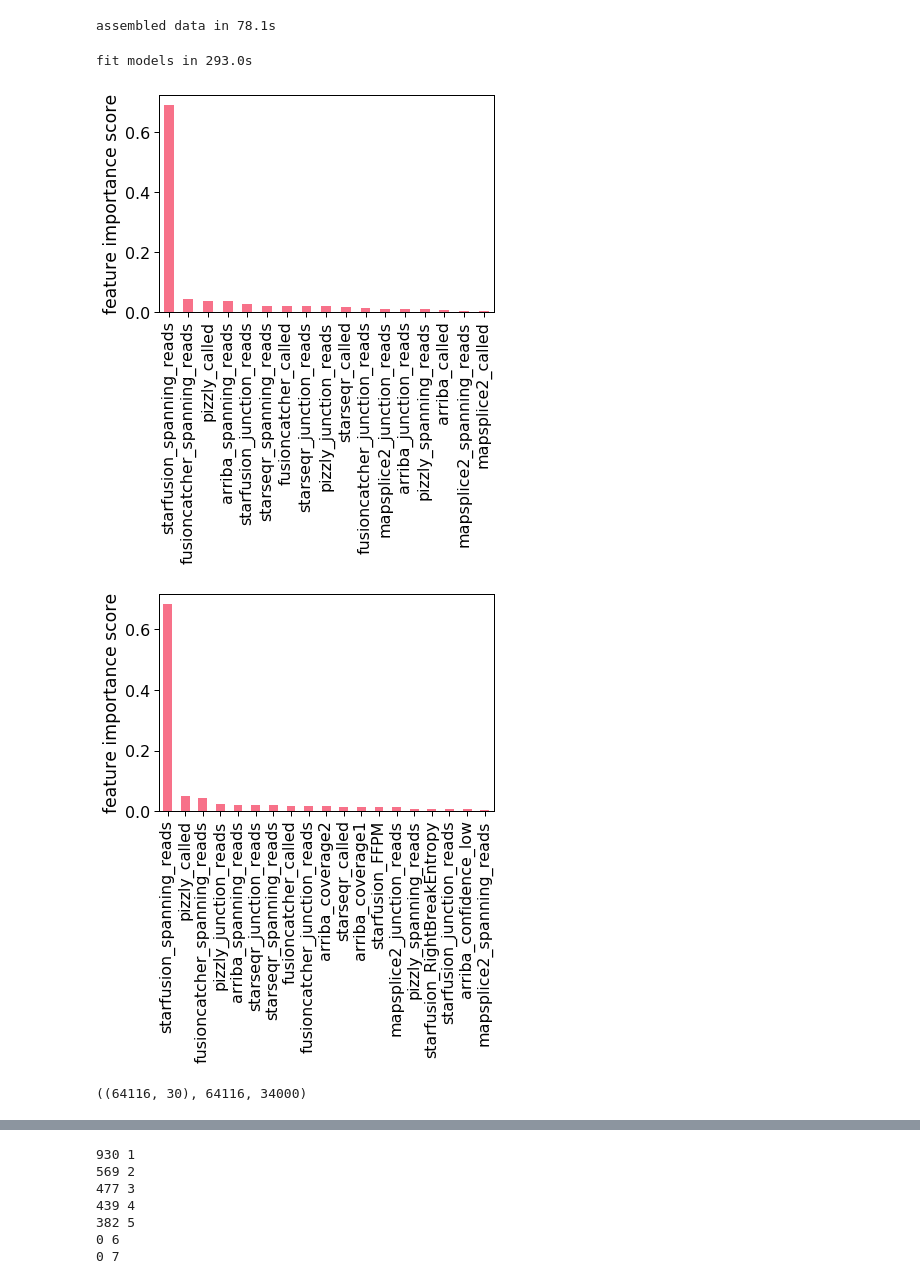
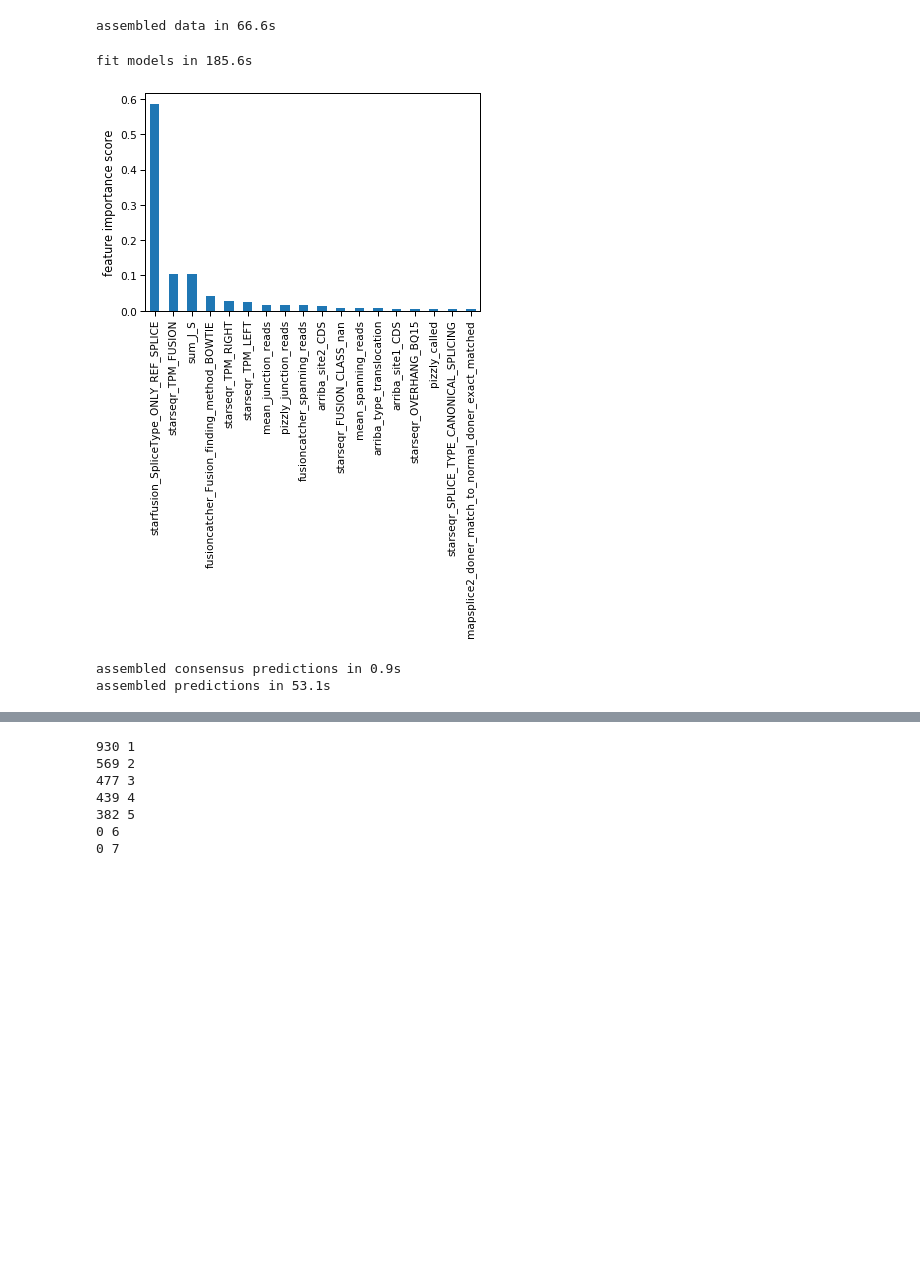
Before and after one commit to olopade-lab/fusion-ensembler, a Jupyter notebook: notebooks/polyfuse-50.ipynb, the cells around one changed output, grey strips where cells are left out. Drawn from its saved outputs; the diff is of its cells as text; code cells hidden in the pictures; blank space fills up the shorter version.

```diff
--- a/notebooks/polyfuse-50.ipynb
+++ b/notebooks/polyfuse-50.ipynb
@@ -40,4 +40,6 @@ parsl.load(config)
 from polyfuse import apps, transformations
 # %%
 out_dir = '/cephfs/users/annawoodard/polyfuse/data/sim_50/processed'
+model_dir = '/cephfs/users/annawoodard/polyfuse/data/sim_50/processed/models'
+data_dir = '/cephfs/users/annawoodard/fusion-simulation/data/processed/'
 training_fraction = 0.85
@@ -69,28 +77,36 @@ training_samples = samples[:int(len(samples) * training_fraction)]
 testing_samples = samples[int(len(samples) * training_fraction):]
 # %%
 start = time.time()
-x_train, y_train = apps.assemble_data(training_samples, callers, out_dir)
+x_train, y_train = apps.assemble_data(training_samples, callers, out_dir, encoded_features=encoded_features, extra_features=extra_features)
 print('assembled data in {:.1f}s'.format((time.time() - start)))
 # %% [output]
-assembled data in 78.1s
+assembled data in 66.6s
 # %%
 start = time.time()
 os.makedirs(os.path.join(out_dir, 'models'), exist_ok=True)
 
-base_columns = []
+base_columns = ['mean_spanning_reads', 'mean_junction_reads']
 for c in callers:
     base_columns += [c + '_called', c + '_spanning_reads', c + '_junction_reads']
-base_columns.remove('starfusion_called')
+# below give 5 missing cancer cell line fusions compared with 7
+#optimized_features = [
+#    'starseqr_called', 'starseqr_spanning_reads', 'starseqr_junction_reads',
+#    'starfusion_spanning_reads', 'starfusion_junction_reads', 'arriba_spanning_reads',
+#    'fusioncatcher_called', 'fusioncatcher_spanning_reads', 'fusioncatcher_junction_reads',
+#    'pizzly_called', 'pizzly_spanning_reads', 'pizzly_junction_reads', 'mapsplice2_spanning_reads',
+#    'mapsplice2_junction_reads', 'starfusion_FFPM', 'starfusion_RightBreakEntropy', 'arriba_coverage1', 'arriba_coverage2', 'arriba_confidence_low'
+#]
 optimized_features = [
-    'starseqr_called', 'starseqr_spanning_reads', 'starseqr_junction_reads',
-    'starfusion_spanning_reads', 'starfusion_junction_reads', 'arriba_spanning_reads',
-    'fusioncatcher_called', 'fusioncatcher_spanning_reads', 'fusioncatcher_junction_reads',
-    'pizzly_called', 'pizzly_spanning_reads', 'pizzly_junction_reads', 'mapsplice2_spanning_reads',
-    'mapsplice2_junction_reads', 'starfusion_FFPM', 'starfusion_RightBreakEntropy', 'arriba_coverage1', 'arriba_coverage2', 'arriba_confidence_low'
+    'mean_spanning_reads', 'mean_junction_reads', 'fusioncatcher_spanning_reads',
+    'pizzly_called', 'pizzly_junction_reads', 'starseqr_OVERHANG_BQ15', 'starseqr_TPM_FUSION',
+    'starseqr_TPM_LEFT', 'starseqr_TPM_RIGHT', 'sum_J_S', 'fusioncatcher_Fusion_finding_method_BOWTIE',
+    'starseqr_FUSION_CLASS_nan', 'starseqr_SPLICE_TYPE_CANONICAL_SPLICING',
+    'mapsplice2_doner_match_to_normal_doner_exact_matched', 'starfusion_SpliceType_ONLY_REF_SPLICE',
+    'arriba_site1_CDS', 'arriba_site2_CDS', 'arriba_type_translocation'
 ]
 classifiers = []
 for features in [
-            base_columns,
+            #base_columns,
             optimized_features
         ]:
     #label = 'LSVC{}features'.format(len(features))
@@ -98,7 +114,7 @@ for features in [
     #classifier = svm.LinearSVC(probability=True)
     #print(label, classifier.get_params())
     #classifier.fit(getattr(transformations, trans)(x_train[features]), y_train)
-    #joblib.dump(classifier, os.path.join(out_dir, 'models', label + '.joblib'))
+    #joblib.dump(classifier, os.path.join(model_dir, label + '.joblib'))
     #classifiers += [(features, label, trans)]
 
 
@@ -106,7 +122,7 @@ for features in [
     #trans = 'flatten'
     #classifier = svm.SVC(probability=True)
     #classifier.fit(getattr(transformations, trans)(x_train[features]), y_train)
-    #joblib.dump(classifier, os.path.join(out_dir, 'models', label + '.joblib'))
+    #joblib.dump(classifier, os.path.join(model_dir, label + '.joblib'))
     #classifiers += [(features, label, trans)]
 
     #label = 'SVC{}Features'.format(len(features))
@@ -114,43 +130,38 @@ for features in [
     #classifier = svm.SVC(C=10, gamma='auto', probability=True)
     #print(label, classifier.get_params())
     #classifier.fit(getattr(transformations, trans)(x_train[features]), y_train)
-    #joblib.dump(classifier, os.path.join(out_dir, 'models', label + '.joblib'))
+    #joblib.dump(classifier, os.path.join(model_dir, label + '.joblib'))
     #classifiers += [(features, label, trans)]
 
     #label = 'RFC{}F'.format(len(features))
     #trans = 'noop'
     #classifier = ensemble.RandomForestClassifier()
     #classifier.fit(getattr(transformations, trans)(x_train[features]), y_train)
-    #joblib.dump(classifier, os.path.join(out_dir, 'models', label + '.joblib'))
+    #joblib.dump(classifier, os.path.join(model_dir, label + '.joblib'))
     #classifiers += [(features, label, trans)]
 
 
     label = 'GBC{}F'.format(len(features))
     trans = 'noop'
     classifier = ensemble.GradientBoostingClassifier(learning_rate=0.05, n_estimators=1250, subsample=1.)
     classifier.fit(getattr(transformations, trans)(x_train[features]), y_train)
-    joblib.dump(classifier, os.path.join(out_dir, 'models', label + '.joblib'))
+    joblib.dump(classifier, os.path.join(model_dir, label + '.joblib'))
     classifiers += [(features, label, trans)]
 
     plt.figure()
     feature_importances = pd.Series(classifier.feature_importances_, features).sort_values(ascending=False)
     feature_importances.plot(kind='bar')
     plt.ylabel('feature importance score')
 
     label = 'DefaultGBC{}F'.format(len(features))
     trans = 'noop'
     classifier = ensemble.GradientBoostingClassifier()
     classifier.fit(getattr(transformations, trans)(x_train[features]), y_train)
-    joblib.dump(classifier, os.path.join(out_dir, 'models', label + '.joblib'))
+    joblib.dump(classifier, os.path.join(model_dir, label + '.joblib'))
     classifiers += [(features, label, trans)]
 
 
 print('fit models in {:.1f}s'.format((time.time() - start)))
 # %% [output]
-fit models in 293.0s
+fit models in 185.6s
-[figure, old version]
+[figure, new version]
-[figure, removed]
-# %%
-x_train.shape, len(y_train), sum(y_train)
-# %% [output]
-((64116, 30), 64116, 34000)
@@ -157,13 +171,16 @@ x_train.shape, len(y_train), sum(y_train)
 # %%
 start = time.time()
 consensus_data = pd.read_hdf(
-    apps.predict_consensus(testing_samples, out_dir, callers, [3, 4, 5, 6, 7]), 'data'
+    apps.predict_consensus(testing_samples, out_dir, callers, [2, 3, 4, 5, 6, 7]), 'data'
 )
 print('assembled consensus predictions in {:.1f}s'.format((time.time() - start)))
 
 start = time.time()
 consensus = ['ConsensusQ5', 'ConsensusQ4', 'ConsensusQ3']
 model_data = pd.read_hdf(
-    apps.predict(testing_samples, out_dir, classifiers, callers, consensus=consensus), 'data'
+    apps.predict(testing_samples, out_dir, model_dir, classifiers, callers, consensus=consensus), 'data'
 )
 print('assembled predictions in {:.1f}s'.format((time.time() - start)))
+# %% [output]
+assembled consensus predictions in 0.9s
+assembled predictions in 53.1s
```
Also changed, not shown: parts of 36 cells of this notebook, 2 other files.
